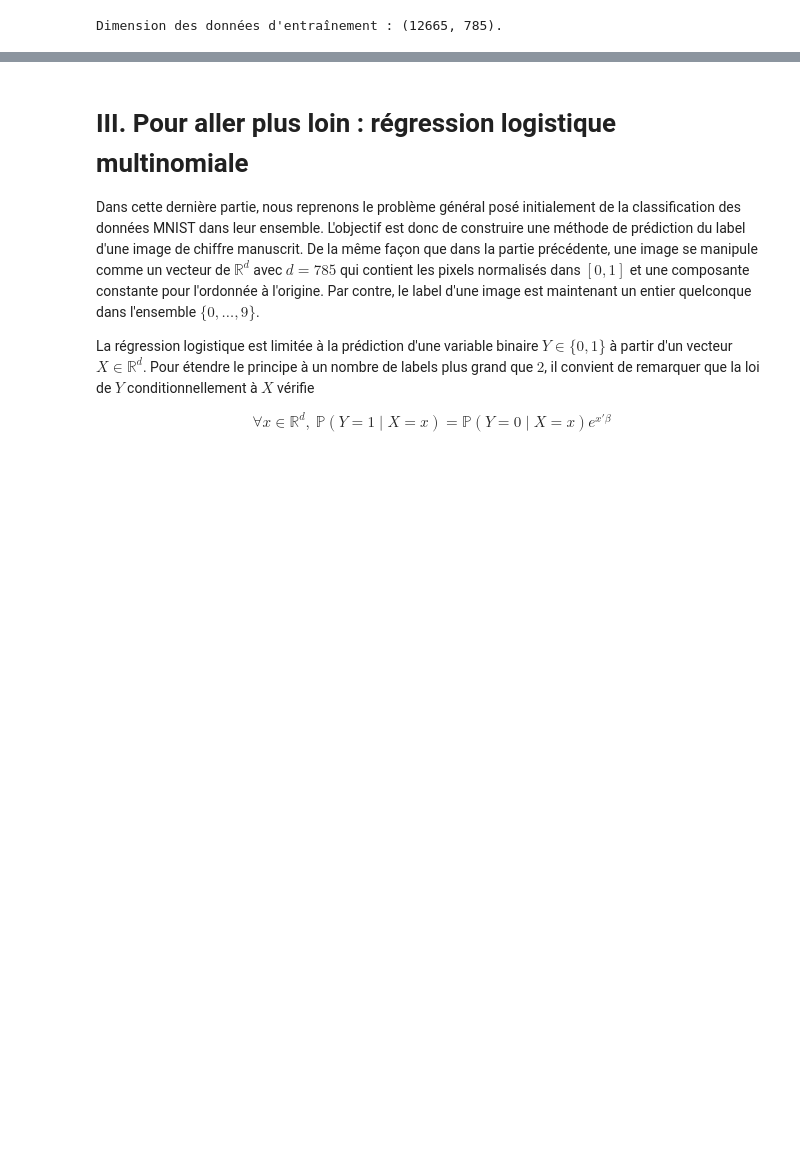
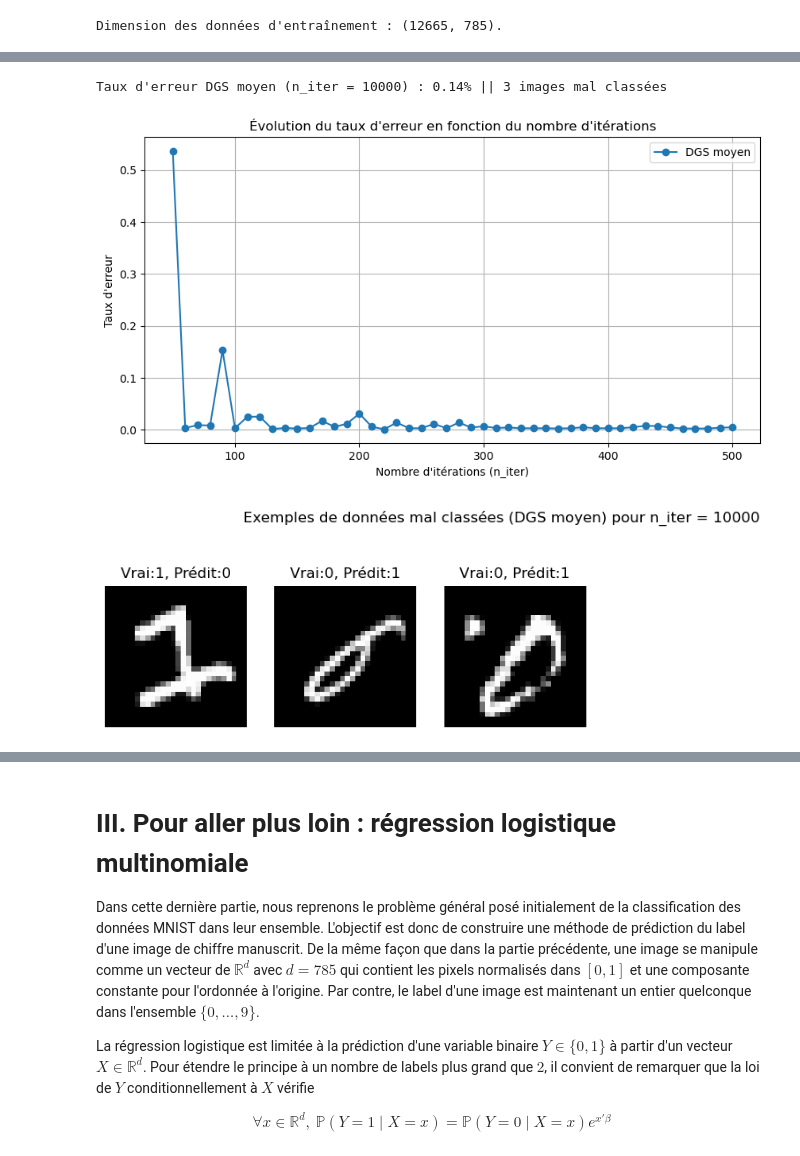
Before and after one commit to ali-hou-supaero/BE_algo_sto_2, a Jupyter notebook: be_algo_sto.ipynb, the cells around one changed output, grey strips where cells are left out. Saved outputs shown, nothing was run; the diff lists cells and outputs as text; code cells hidden in the pictures; blank space fills up the shorter version.

```diff
--- a/be_algo_sto.ipynb
+++ b/be_algo_sto.ipynb
@@ -1007,0 +1256,41 @@ SyntaxError: invalid syntax (1490747374.py, line 20)
+# %%
+print(f"Taux d'erreur DGS moyen (n_iter = {n_iter}) : {compute_error(beta_dgsm, x_test, y_test):.2%} || {np.sum(predict(beta_dgsm, x_test) != y_test)} images mal classées")
+
+# On peut tracer l'évolution du taux d'erreur en fonction de n_iter
+n_iter_values = np.arange(50, 501, 10)
+beta_dgsm_list = []
+err_dgsm_list = []
+
+for n_iter_val in n_iter_values:
+    beta_dgsm_val= DGS_moyen(n_iter_val)
+    beta_dgsm_list.append(beta_dgsm_val)
+    err_dgsm_list.append(compute_error(beta_dgsm_val, x_test, y_test))
+
+# Tracer l'évolution du taux d'erreur
+plt.figure(figsize=(10,5))
+plt.plot(n_iter_values, err_dgsm_list, marker='o', label='DGS moyen')
+# plt.xscale('log')
+# plt.yscale('log')
+plt.xlabel('Nombre d\'itérations (n_iter)')
+plt.ylabel('Taux d\'erreur')
+plt.title('Évolution du taux d\'erreur en fonction du nombre d\'itérations')
+plt.legend()
+plt.grid(True)
+plt.show()
+
+
+# Afficher les exemples mal classés
+y_pred_dgsm = predict(beta_dgsm, x_test)
+misclassified_idx = np.where(y_pred_dgsm != y_test)[0]
+plt.figure(figsize=(12,6))
+for i, idx in enumerate(misclassified_idx):
+    plt.subplot(2,5,i+1)
+    plt.imshow(x_test[idx][1:].reshape(28,28), cmap="gray")
+    plt.title(f"Vrai:{y_test[idx]}, Prédit:{y_pred_dgsm[idx]}")
+    plt.axis("off")
+plt.suptitle("Exemples de données mal classées (DGS moyen) pour n_iter = {}".format(n_iter))
+plt.show()
+# %% [output]
+Taux d'erreur DGS moyen (n_iter = 10000) : 0.14% || 3 images mal classées
+[figure, added]
+[figure, added]
```
Also changed, not shown: parts of 28 cells of this notebook.
